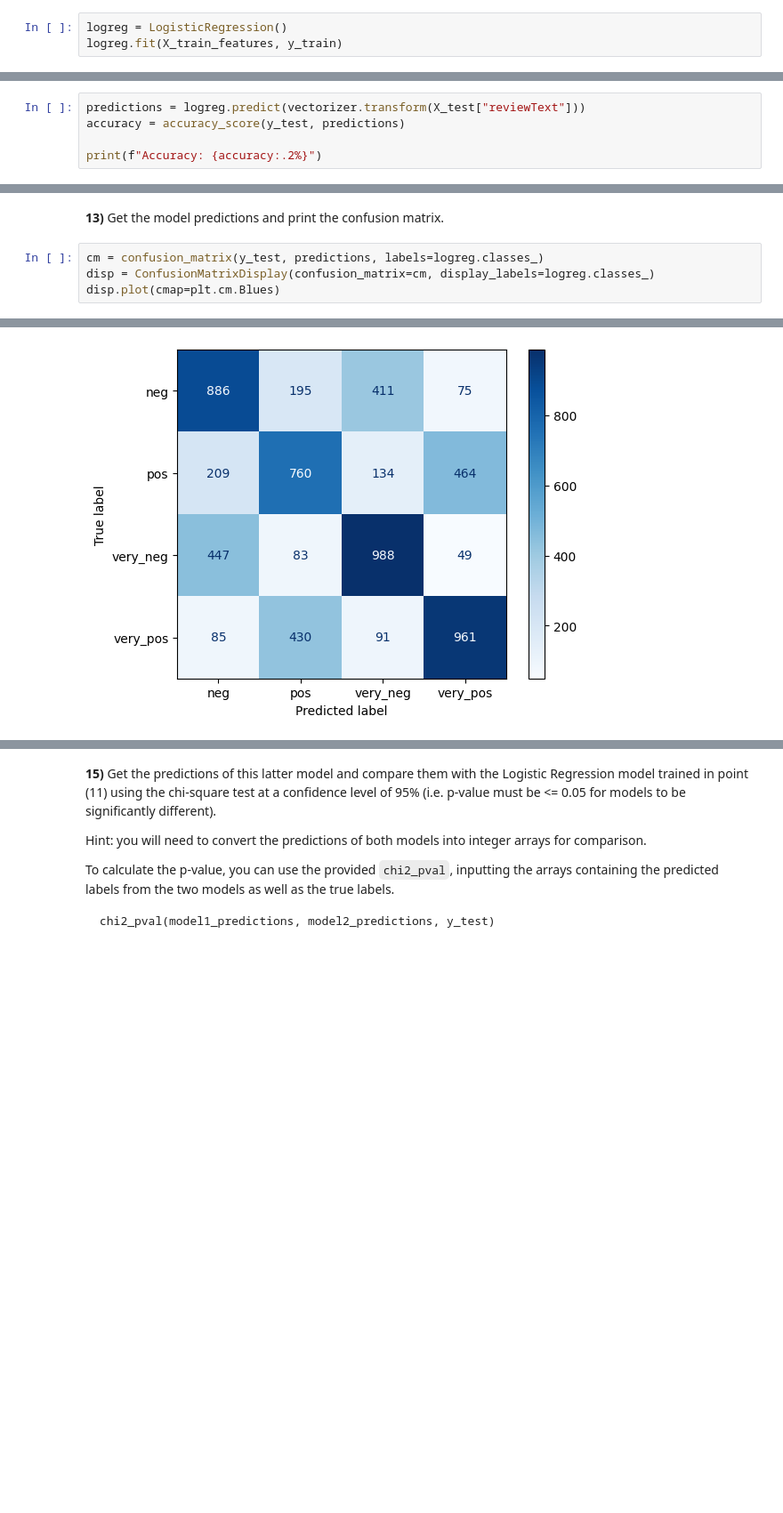
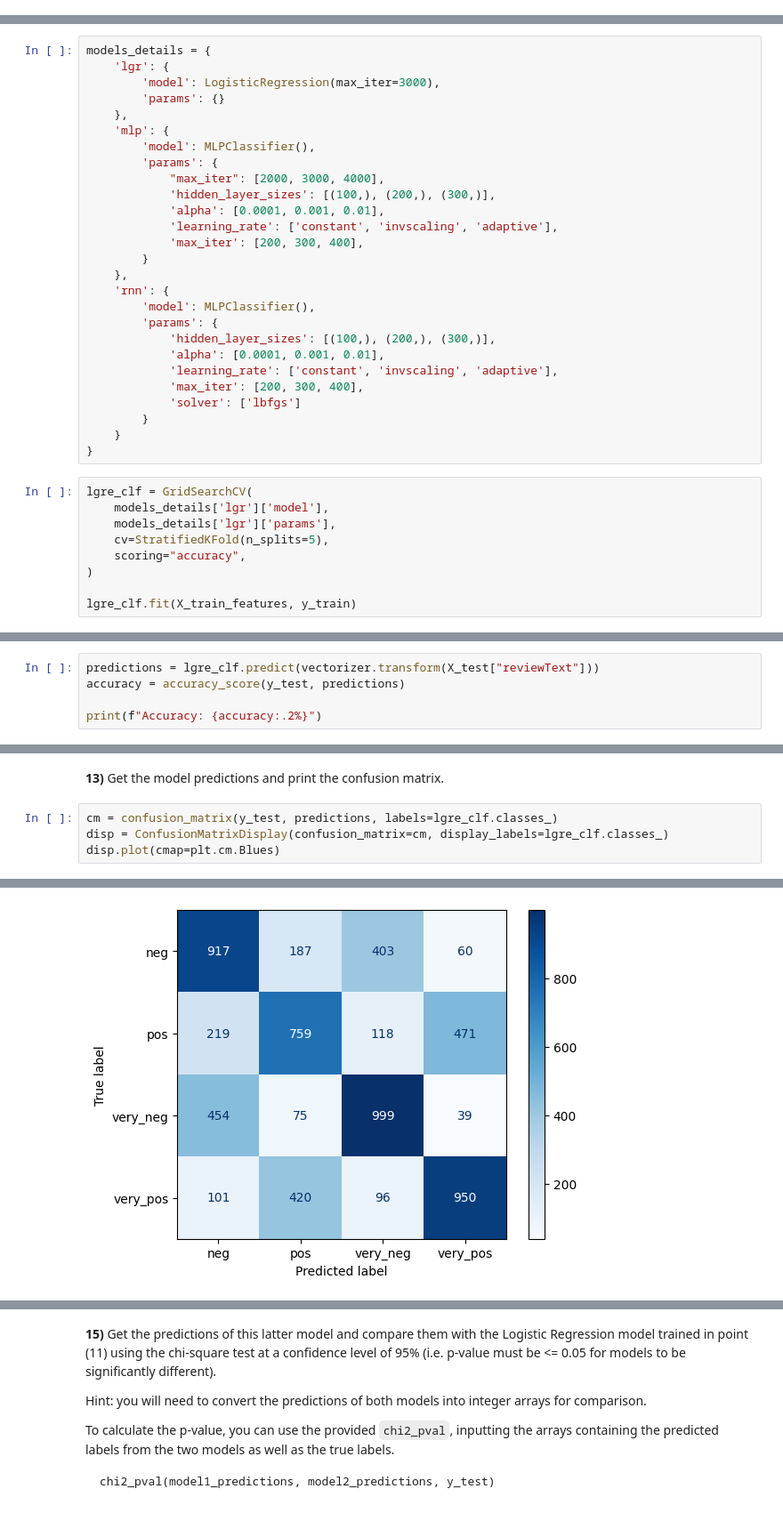
Before and after one commit to jcbraz/amazon-sentimental-analysis, a Jupyter notebook: notebook.ipynb, the cells around one changed output, grey strips where cells are left out. Shown: that part at 89% size. Drawn from its saved outputs; the diff is of its cells as text; blank space fills up the shorter version.

Commit message:
feat: mlp, cross-validation and model evaluation wip

```diff
--- a/notebook.ipynb
+++ b/notebook.ipynb
@@ -216,3 +224,0 @@ X_train_features.shape
-# %%
-logreg = LogisticRegression()
-logreg.fit(X_train_features, y_train)
@@ -220,0 +225,36 @@ LogisticRegression()
+# %%
+models_details = {
+    'lgr': {
+        'model': LogisticRegression(max_iter=3000),
+        'params': {}
+    },
+    'mlp': {
+        'model': MLPClassifier(),
+        'params': {
+            "max_iter": [2000, 3000, 4000],
+            'hidden_layer_sizes': [(100,), (200,), (300,)],
+            'alpha': [0.0001, 0.001, 0.01],
+            'learning_rate': ['constant', 'invscaling', 'adaptive'],
+            'max_iter': [200, 300, 400],
+        }
+    },
+    'rnn': {
+        'model': MLPClassifier(),
+        'params': {
+            'hidden_layer_sizes': [(100,), (200,), (300,)],
+            'alpha': [0.0001, 0.001, 0.01],
+            'learning_rate': ['constant', 'invscaling', 'adaptive'],
+            'max_iter': [200, 300, 400],
+            'solver': ['lbfgs']
+        }
+    }
+}
+# %%
+lgre_clf = GridSearchCV(
+    models_details['lgr']['model'],
+    models_details['lgr']['params'],
+    cv=StratifiedKFold(n_splits=5),
+    scoring="accuracy",
+)
+
+lgre_clf.fit(X_train_features, y_train)
@@ -221,7 +265,7 @@ LogisticRegression()
 # %% [markdown]
 **12)** Verify the accuracy of the classifier on the test set.
 # %%
-predictions = logreg.predict(vectorizer.transform(X_test["reviewText"]))
+predictions = lgre_clf.predict(vectorizer.transform(X_test["reviewText"]))
 accuracy = accuracy_score(y_test, predictions)
 
 print(f"Accuracy: {accuracy:.2%}")
@@ -230,11 +274,11 @@ Accuracy: 57.83%
 # %% [markdown]
 **13)** Get the model predictions and print the confusion matrix.
 # %%
-cm = confusion_matrix(y_test, predictions, labels=logreg.classes_)
-disp = ConfusionMatrixDisplay(confusion_matrix=cm, display_labels=logreg.classes_)
+cm = confusion_matrix(y_test, predictions, labels=lgre_clf.classes_)
+disp = ConfusionMatrixDisplay(confusion_matrix=cm, display_labels=lgre_clf.classes_)
 disp.plot(cmap=plt.cm.Blues)
 # %% [output]
 <sklearn.metrics._plot.confusion_matrix.ConfusionMatrixDisplay at 0x...>
-[figure, old version]
+[figure, new version]
 # %% [markdown]
 **14)** Train a Deep Learning model of your choice (e.g., MLP, RNN) using the document-term representation built in point (10) and evaluate it on test data. Try to maximize the model accuracy.
```
Also changed, not shown: parts of 12 cells of this notebook, 1 other file.
